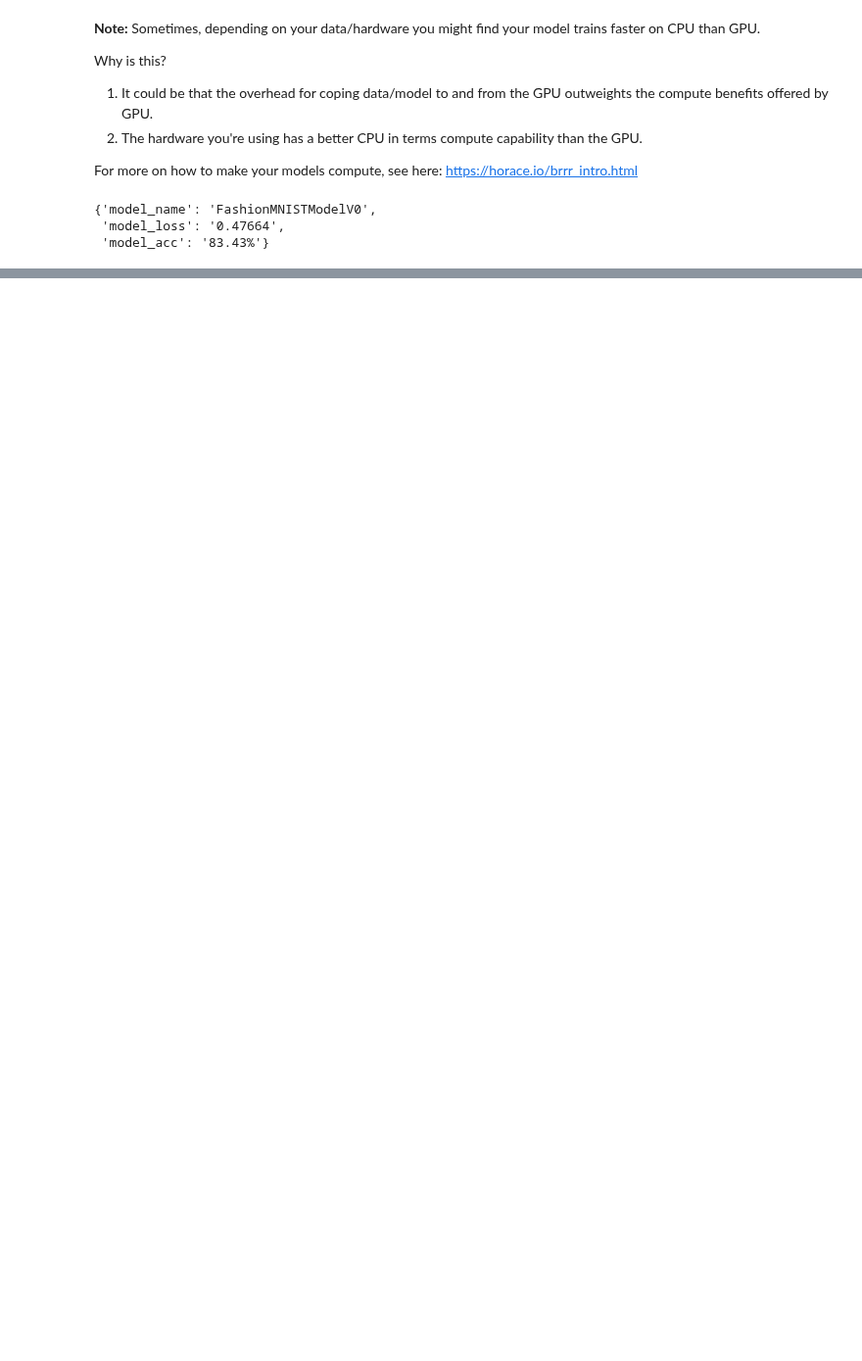
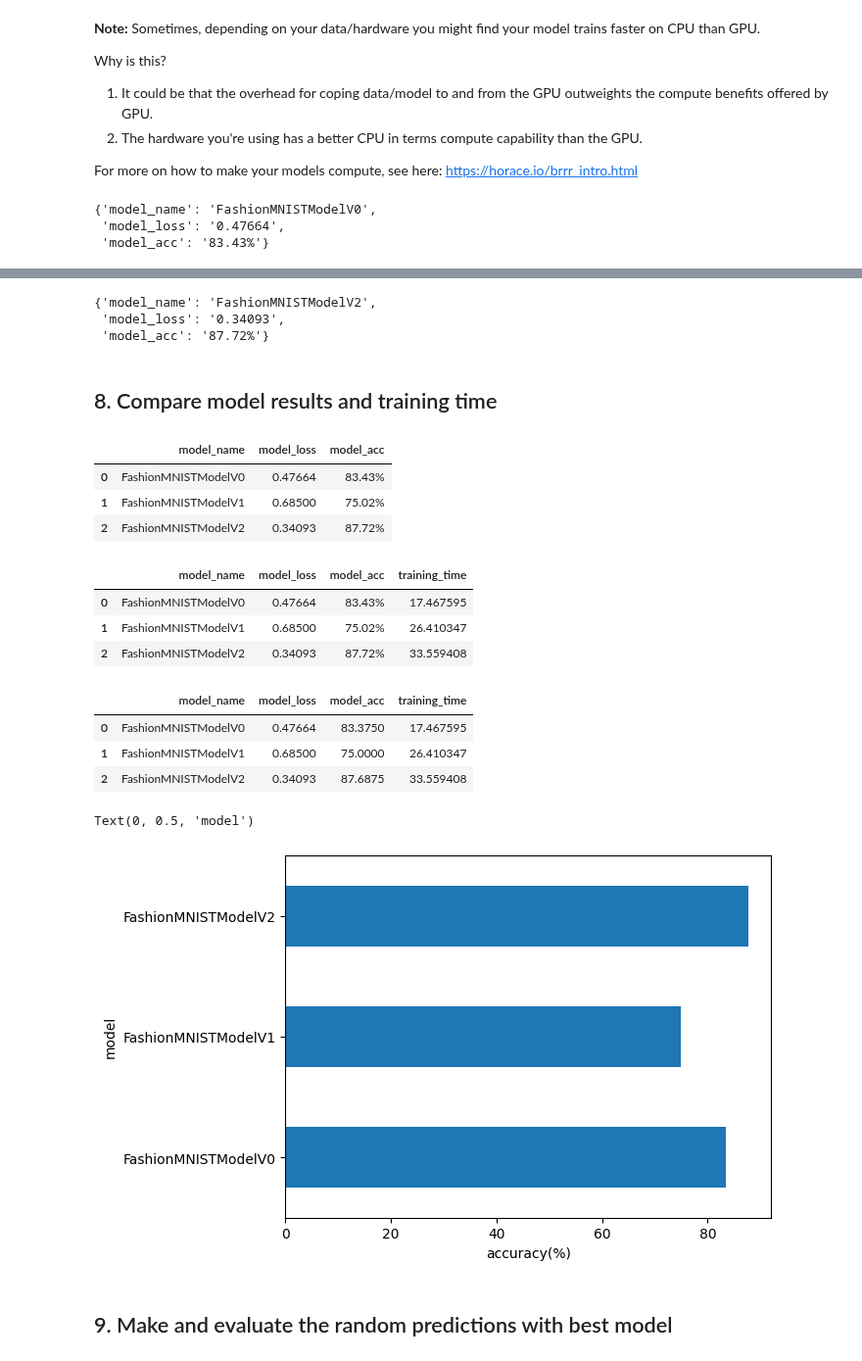
Before and after one commit to VanLinLin/PyTorch-for-Deep-Learning-Bootcamp, a Jupyter notebook: 03_pytorch_computer_vision.ipynb, the cells around one changed output, grey strips where cells are left out. Shown at 98% size. Cells and saved outputs as stored; diff of their text form; code cells hidden in the pictures; blank space fills up the shorter version.

```diff
--- a/03_pytorch_computer_vision.ipynb
+++ b/03_pytorch_computer_vision.ipynb
@@ -678,0 +980,59 @@ model_0_results
+# %%
+# Get model_2 results
+model_2_results = eval_model(model=model_2,
+                             data_loader=test_dataloader,
+                             loss_fn=loss_fn,
+                             accuracy_fn=accuracy_fn,
+                             device=device)
+model_2_results
+# %% [output]
+{'model_name': 'FashionMNISTModelV2',
+ 'model_loss': '0.34093',
+ 'model_acc': '87.72%'}
+# %% [markdown]
+## 8. Compare model results and training time
+# %%
+import pandas as pd
+
+
+compare_results = pd.DataFrame([model_0_results,
+                               model_1_results,
+                               model_2_results])
+
+compare_results
+# %% [output]
+|  | model_name | model_loss | model_acc |
+| 0 | FashionMNISTModelV0 | 0.47664 | 83.43% |
+| 1 | FashionMNISTModelV1 | 0.68500 | 75.02% |
+| 2 | FashionMNISTModelV2 | 0.34093 | 87.72% |
+# %%
+# Add training time to results comparison
+compare_results['training_time'] = [total_train_time_model_0,
+                                    total_train_time_model_1,
+                                    total_train_time_model_2]
+
+compare_results
+# %% [output]
+|  | model_name | model_loss | model_acc | training_time |
+| 0 | FashionMNISTModelV0 | 0.47664 | 83.43% | 17.467595 |
+| 1 | FashionMNISTModelV1 | 0.68500 | 75.02% | 26.410347 |
+| 2 | FashionMNISTModelV2 | 0.34093 | 87.72% | 33.559408 |
+# %%
+# Visualize our model results
+compare_results['model_acc'] = compare_results['model_acc'].str[:-2].astype('float16')
+
+compare_results
+# %% [output]
+|  | model_name | model_loss | model_acc | training_time |
+| 0 | FashionMNISTModelV0 | 0.47664 | 83.3750 | 17.467595 |
+| 1 | FashionMNISTModelV1 | 0.68500 | 75.0000 | 26.410347 |
+| 2 | FashionMNISTModelV2 | 0.34093 | 87.6875 | 33.559408 |
+# %%
+compare_results.set_index('model_name')['model_acc'].plot(kind='barh')
+plt.xlabel('accuracy(%)')
+plt.ylabel('model')
+# %% [output]
+Text(0, 0.5, 'model')
+[figure, added]
+# %% [markdown]
+## 9. Make and evaluate the random predictions with best model
```
Also changed, not shown: parts of 44 cells of this notebook.
